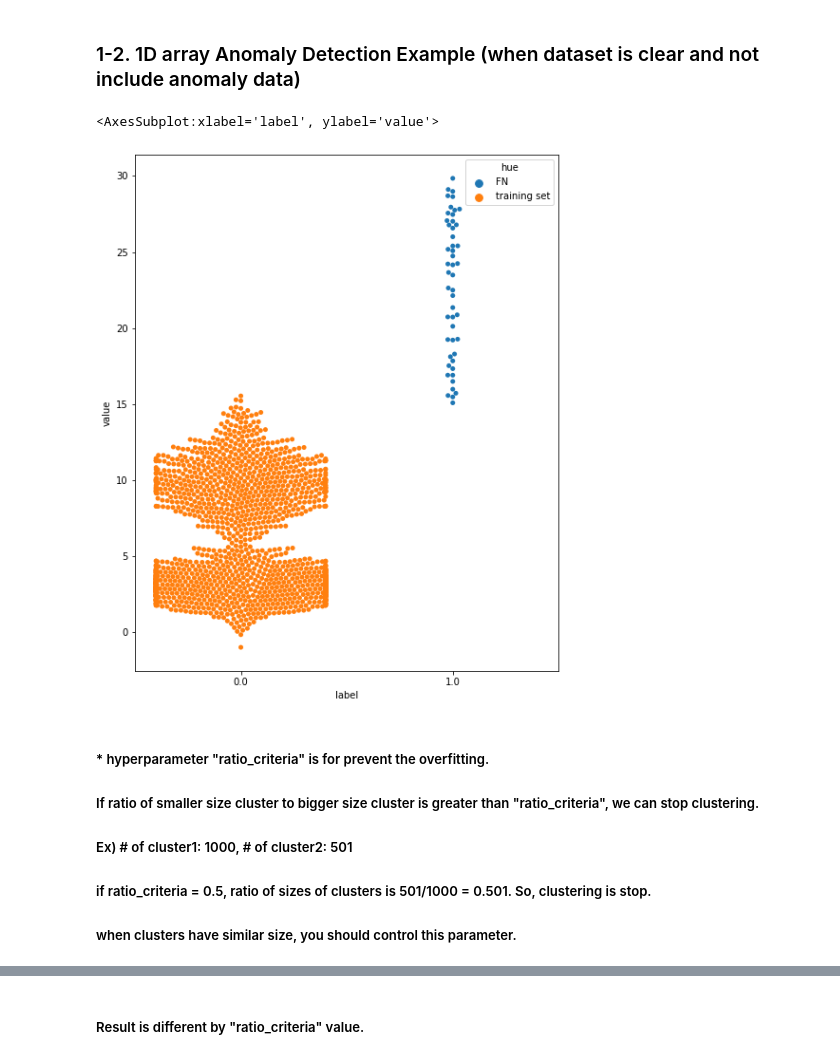
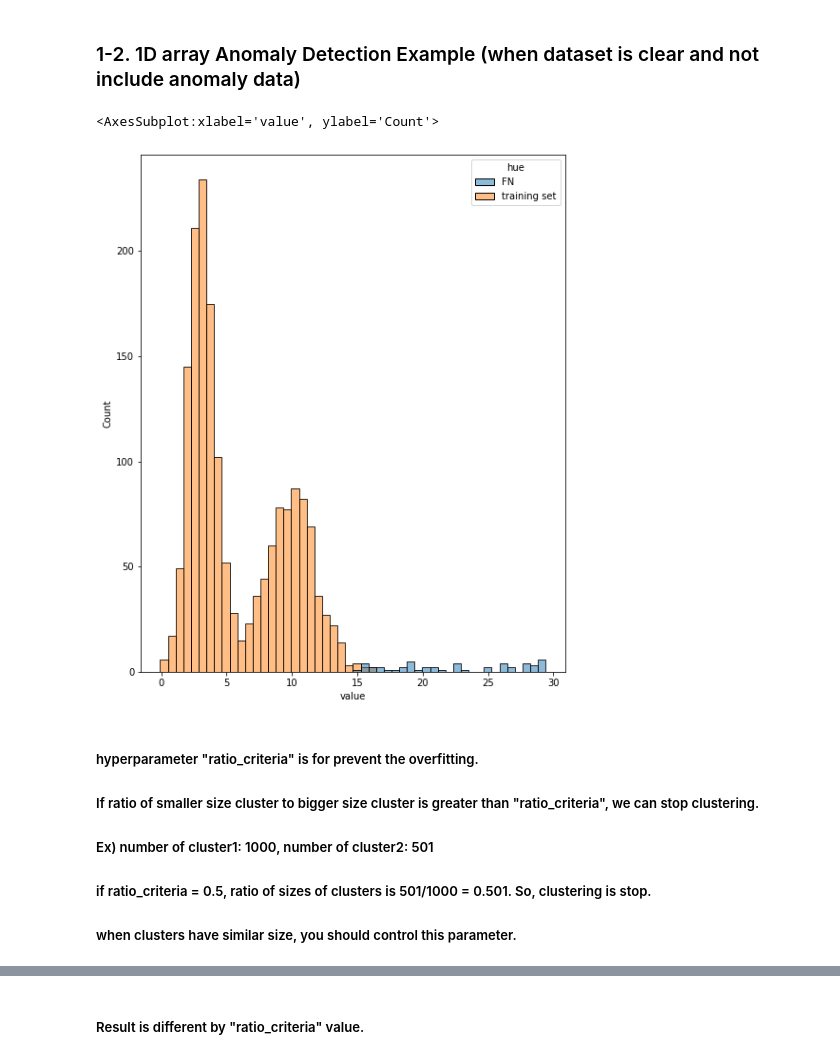
Before and after one commit to seoulSoup/GMBDT, a Jupyter notebook: practice.ipynb, the cells around one changed output, grey strips where cells are left out. Saved outputs shown, nothing was run; the diff lists cells and outputs as text; code cells hidden in the pictures.

```diff
--- a/practice.ipynb
+++ b/practice.ipynb
@@ -56,30 +56,30 @@ np.random.shuffle(array_normal_1d_clear)
 # %%
 bgmm = GMBDT(min_sample=20, ratio_criteria=0.1)
 bgmm.fit(array_normal_1d_clear[:, :-1])
 pred = bgmm.predict(array_anomaly_1d_clear[:, :-1], weight_type="linear", criteria=0.5)
 
 array_result = np.concatenate((array_anomaly_1d_clear, pred.reshape(-1, 1)), axis=1)
 df_result = pd.DataFrame(array_result, columns = ["value", "label", "pred"])
 
 df_result["hue"] = "TN"                                                             # Actual Normal, Pred Normal
 df_result.loc[(df_result["label"] == 1) & (df_result["pred"] == 0), "hue"] = "FN"   # Actual Anomaly, Pred Normal
 df_result.loc[(df_result["label"] == 0) & (df_result["pred"] == 1), "hue"] = "FP"   # Actual Normal, Pred Anomaly
 df_result.loc[(df_result["label"] == 1) & (df_result["pred"] == 1), "hue"] = "TP"   # Actual Anomaly, Pred Anomaly
 
 df_train_set = pd.DataFrame(array_normal_1d_clear, columns = ["value", "label"])
 df_train_set["hue"] = "training set"
 df_plot = pd.concat([df_result, df_train_set])
 
 
 plt.figure(figsize=(8, 10))
-sns.swarmplot(data=df_plot, x="label", y="value", hue="hue")
+sns.histplot(data=df_plot, x="value", hue="hue", bins=50)
 # %% [output]
-<AxesSubplot:xlabel='label', ylabel='value'>
+<AxesSubplot:xlabel='value', ylabel='Count'>
-[figure, old version]
+[figure, new version]
 # %% [markdown]
-##### * hyperparameter "ratio_criteria" is for prevent the overfitting.
+##### hyperparameter "ratio_criteria" is for prevent the overfitting.
 ##### If ratio of smaller size cluster to bigger size cluster is greater than "ratio_criteria", we can stop clustering.
-##### Ex) # of cluster1: 1000, # of cluster2: 501
+##### Ex) number of cluster1: 1000, number of cluster2: 501
 ##### if ratio_criteria = 0.5, ratio of sizes of clusters is 501/1000 = 0.501. So, clustering is stop.
 ##### when clusters have similar size, you should control this parameter.
 # %%
```
Also changed, not shown: parts of 7 cells of this notebook.
